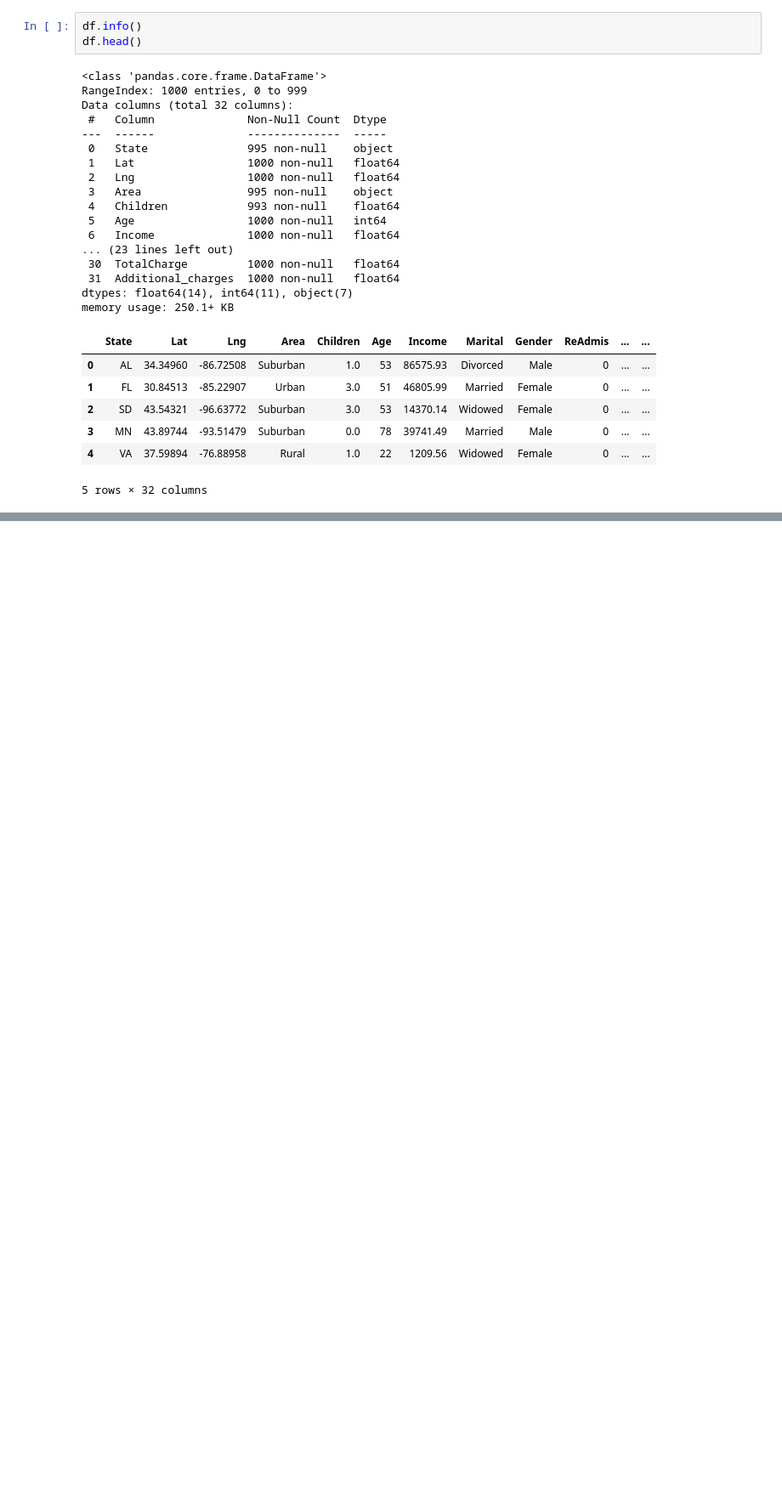
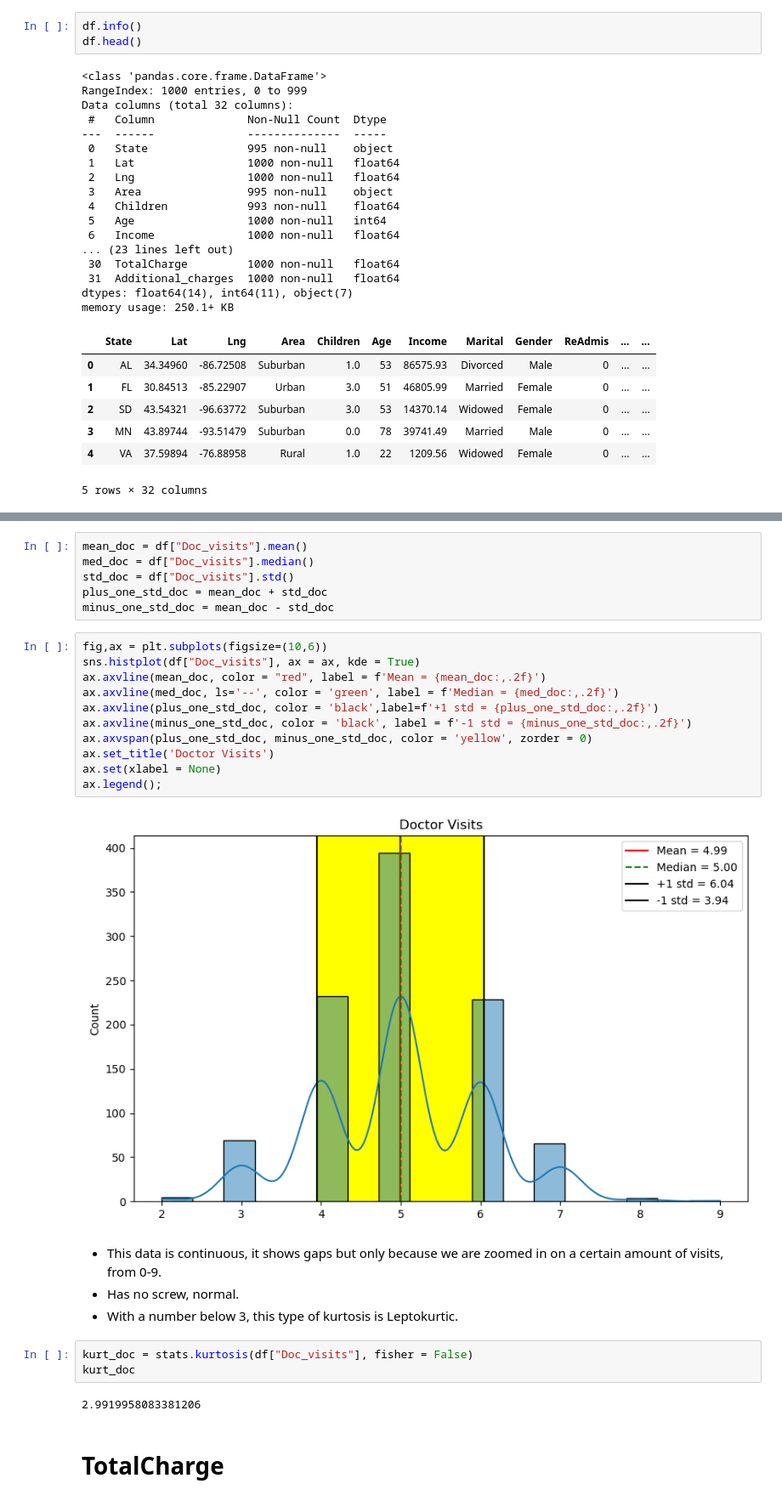
Before and after one commit to CaillahR/Describing-Distributions, a Jupyter notebook: Untitled.ipynb, the cells around one changed output, grey strips where cells are left out. Shown at 85% size. Cells and saved outputs as stored; diff of their text form; blank space fills up the shorter version.

```diff
--- a/Untitled.ipynb
+++ b/Untitled.ipynb
@@ -35,0 +71,30 @@ memory usage: 250.1+ KB
+# %%
+mean_doc = df["Doc_visits"].mean()
+med_doc = df["Doc_visits"].median()
+std_doc = df["Doc_visits"].std()
+plus_one_std_doc = mean_doc + std_doc
+minus_one_std_doc = mean_doc - std_doc
+# %%
+fig,ax = plt.subplots(figsize=(10,6))
+sns.histplot(df["Doc_visits"], ax = ax, kde = True)
+ax.axvline(mean_doc, color = "red", label = f'Mean = {mean_doc:,.2f}')
+ax.axvline(med_doc, ls='--', color = 'green', label = f'Median = {med_doc:,.2f}')
+ax.axvline(plus_one_std_doc, color = 'black',label=f'+1 std = {plus_one_std_doc:,.2f}')
+ax.axvline(minus_one_std_doc, color = 'black', label = f'-1 std = {minus_one_std_doc:,.2f}')
+ax.axvspan(plus_one_std_doc, minus_one_std_doc, color = 'yellow', zorder = 0)
+ax.set_title('Doctor Visits')
+ax.set(xlabel = None)
+ax.legend();
+# %% [output]
+[figure, added]
+# %% [markdown]
+- This data is continuous, it shows gaps but only because we are zoomed in on a certain amount of visits, from 0-9.
+- Has no screw, normal.
+- With a number below 3, this type of kurtosis is Leptokurtic.
+# %%
+kurt_doc = stats.kurtosis(df["Doc_visits"], fisher = False)
+kurt_doc
+# %% [output]
+2.9919958083381206
+# %% [markdown]
+# TotalCharge
```
Also changed, not shown: parts of 11 cells of this notebook.
